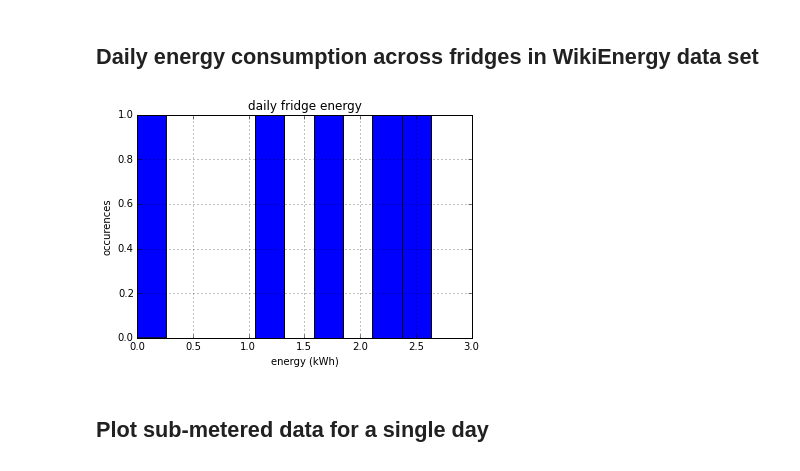
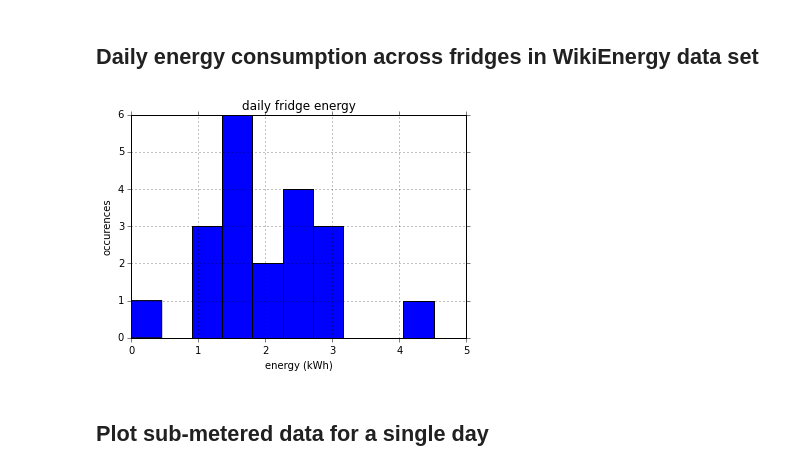
Before and after one commit to nilmtk/nilmtk, a Jupyter notebook: notebooks/BuildSys_2014_demo.ipynb, the cells around one changed output. Drawn from its saved outputs; the diff is of its cells as text; code cells hidden in the pictures.

```diff
--- a/notebooks/BuildSys_2014_demo.ipynb
+++ b/notebooks/BuildSys_2014_demo.ipynb
@@ -117,17 +119,17 @@ fridges.select(building=61).plot()
 # %% [markdown]
 ## Daily energy consumption across fridges in WikiEnergy data set
 # %%
-fridges_restricted = MeterGroup(fridges.meters[:5])
+fridges_restricted = MeterGroup(fridges.meters[:20])
 energy = [meter.total_energy() for meter in fridges_restricted.meters]
 days = [meter.get_timeframe().timedelta.days for meter in fridges_restricted.meters]
 daily_energy = pd.DataFrame(np.divide(energy, days))
 daily_energy.plot(kind='hist');
 plt.title('daily fridge energy');
 plt.xlabel('energy (kWh)');
 plt.ylabel('occurences');
 plt.legend().set_visible(False)
 # %% [output]
-[figure, old version]
+[figure, new version]
 # %% [markdown]
 ## Plot sub-metered data for a single day
 # %%
```
Also changed, not shown: parts of 7 cells of this notebook, 2 other files.
